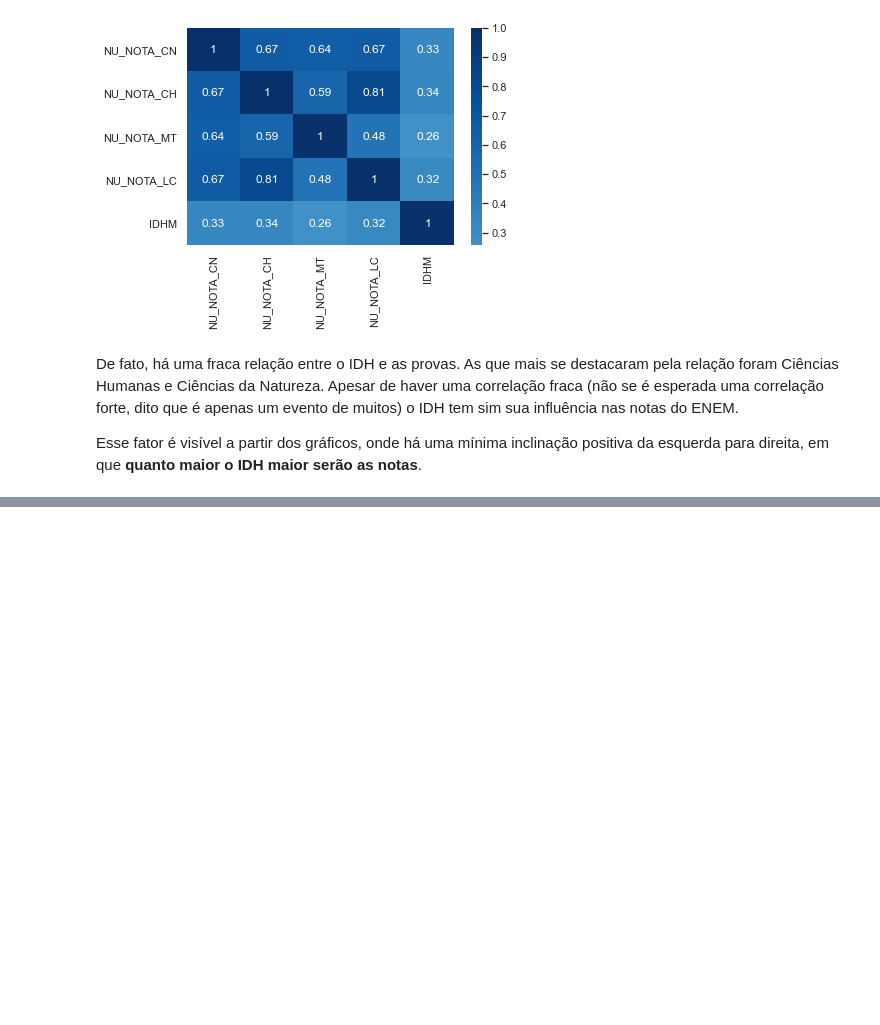
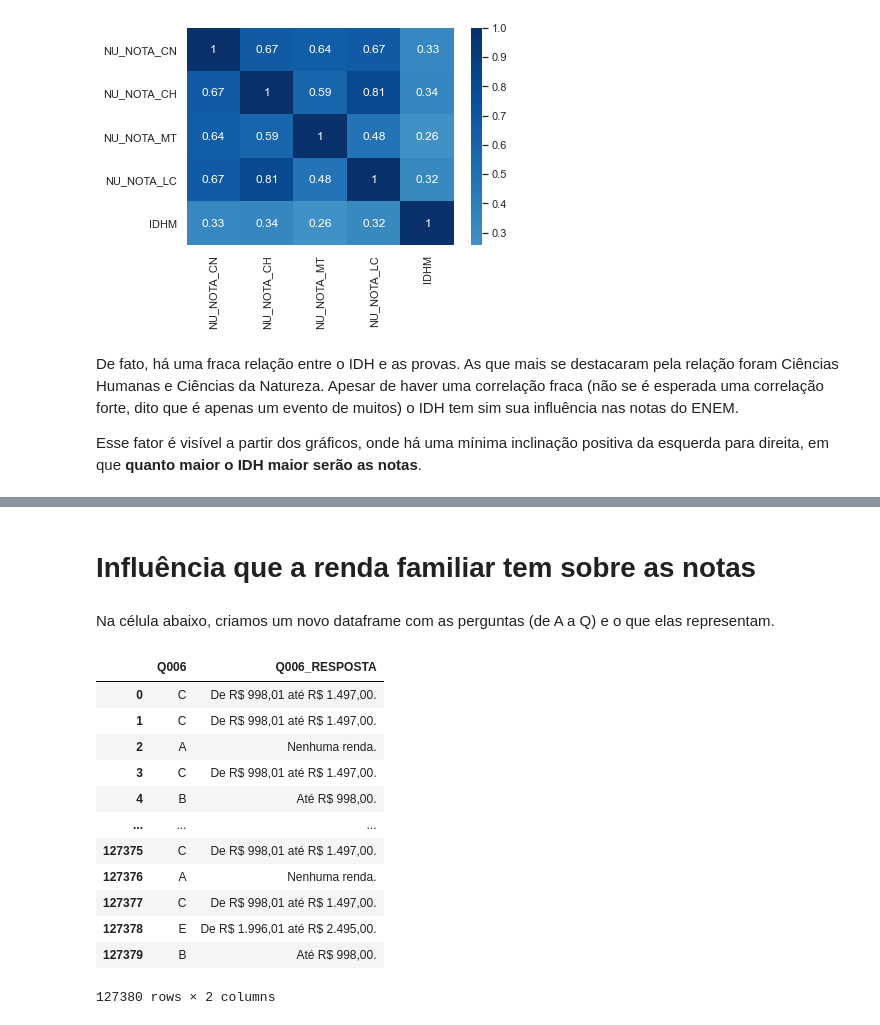
Before and after one commit to DaviReisVieira/Projeto-2-CDados, a Jupyter notebook: Análise Exploratória e Modelo.ipynb, the cells around one changed output, grey strips where cells are left out. Drawn from its saved outputs; the diff is of its cells as text; code cells hidden in the pictures; blank space fills up the shorter version.

Commit message:
Ánálize de influência da renda nas notas

```diff
--- a/Análise Exploratória e Modelo.ipynb
+++ b/Análise Exploratória e Modelo.ipynb
@@ -336,3 +340,45 @@ Esse fator é visível a partir dos gráficos, onde há uma mínima inclinação
 # %% [markdown]
 O critério de análise seguiu a Correlação de Pearson:
 ![](https://i0.wp.com/www.abgconsultoria.com.br/blog/wp-content/uploads/img2-2.png?w=1500)
+# %% [markdown]
+# **Influência que a renda familiar tem sobre as notas**
+# %% [markdown]
+Na célula abaixo, criamos um novo dataframe com as perguntas (de A a Q) e o que elas representam.
+# %%
+rendas = {
+'A': 'Nenhuma renda.',
+'B': 'Até R$ 998,00.',
+'C' : 'De R$ 998,01 até R$ 1.497,00.',
+'D' : 'De R$ 1.497,01 até R$ 1.996,00.',
+'E' : 'De R$ 1.996,01 até R$ 2.495,00.',
+'F': 'De R$ 2.495,01 até R$ 2.994,00.',
+'G' :'De R$ 2.994,01 até R$ 3.992,00.',
+'H' : 'De R$ 3.992,01 até R$ 4.990,00.',
+'I' : 'De R$ 4.990,01 até R$ 5.988,00.',
+'J' : 'De R$ 5.988,01 até R$ 6.986,00.',
+'K' : 'De R$ 6.986,01 até R$ 7.984,00.',
+'L' : 'De R$ 7.984,01 até R$ 8.982,00.',
+'M' :'De R$ 8.982,01 até R$ 9.980,00.',
+'N' : 'De R$ 9.980,01 até R$ 11.976,00.',
+'O' : 'De R$ 11.976,01 até R$ 14.970,00.',
+'P' : 'De R$ 14.970,01 até R$ 19.960,00.',
+'Q' :'Mais de R$ 19.960,00.'
+}
+
+df= dados_enem2019.copy().reset_index(drop=True)
+df['Q006_RESPOSTA'] = [rendas[resposta] for resposta in df.Q006]
+df[['Q006', 'Q006_RESPOSTA']]
+# %% [output]
+|  | Q006 | Q006_RESPOSTA |
+| 0 | C | De R$ 998,01 até R$ 1.497,00. |
+| 1 | C | De R$ 998,01 até R$ 1.497,00. |
+| 2 | A | Nenhuma renda. |
+| 3 | C | De R$ 998,01 até R$ 1.497,00. |
+| 4 | B | Até R$ 998,00. |
+| ... | ... | ... |
+| 127375 | C | De R$ 998,01 até R$ 1.497,00. |
+| 127376 | A | Nenhuma renda. |
+| 127377 | C | De R$ 998,01 até R$ 1.497,00. |
+| 127378 | E | De R$ 1.996,01 até R$ 2.495,00. |
+| 127379 | B | Até R$ 998,00. |
+127380 rows × 2 columns
```
Also changed, not shown: parts of 7 cells of this notebook.
